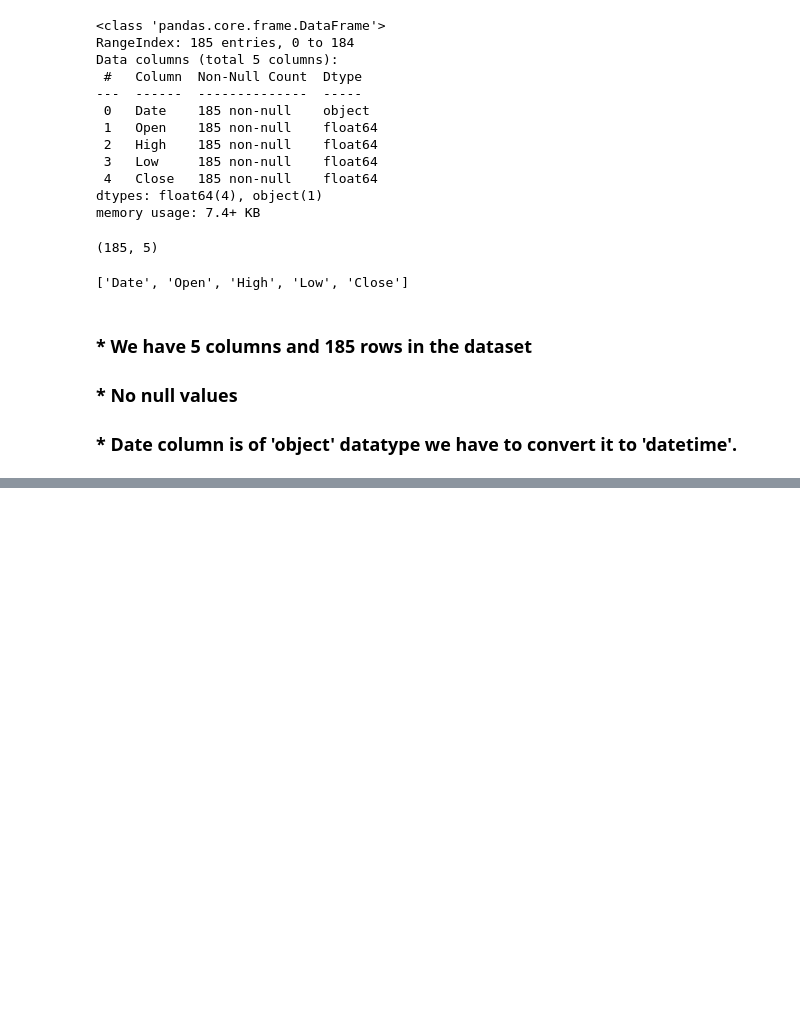
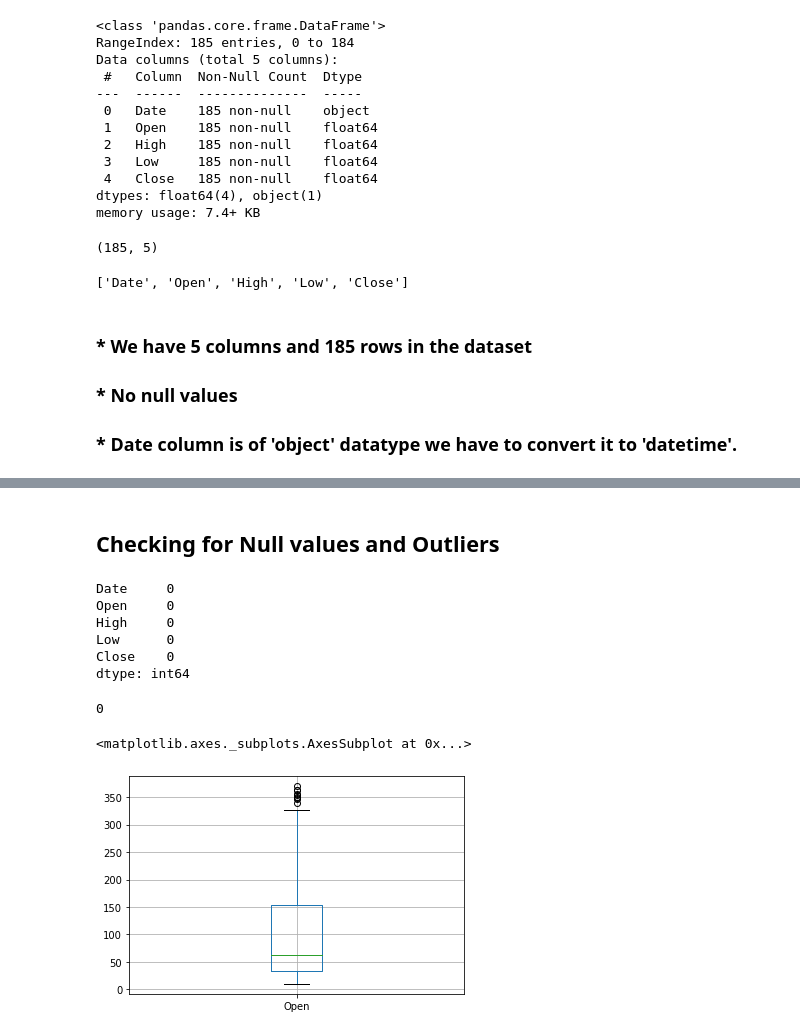
Before and after one commit to ShuklaRajni/Yes_Bank_Stock_Prices_Prediction_analysis, a Jupyter notebook: Yes_Bank_Stock_Closing_Price_Prediction_Capstone_Project_2.ipynb, the cells around one changed output, grey strips where cells are left out. Drawn from its saved outputs; the diff is of its cells as text; code cells hidden in the pictures; blank space fills up the shorter version.

```diff
--- a/Yes_Bank_Stock_Closing_Price_Prediction_Capstone_Project_2.ipynb
+++ b/Yes_Bank_Stock_Closing_Price_Prediction_Capstone_Project_2.ipynb
@@ -80,6 +80,6 @@ Mounted at /content/drive
 # %%
 # Loading and reading the dataset
-df = pd.read_csv("/content/drive/MyDrive/Yes Bank Stock prices- Capstone Project/data_YesBank_StockPrices.csv")
+df = pd.read_csv("/content/drive/MyDrive/Yes Bank Stock prices- Capstone Project-2/data_YesBank_StockPrices.csv")
 # %%
 #Checking the head and tail of the data
 df.head()
@@ -151,0 +167,23 @@ df['Date'] = df['Date'].apply(lambda x: datetime.strptime(x, "%b-%y"))
+# %% [markdown]
+## **Checking for Null values and Outliers**
+# %%
+# Checking Null Values
+df.isnull().sum()
+# %% [output]
+Date     0
+Open     0
+High     0
+Low      0
+Close    0
+dtype: int64
+# %%
+#Looking for duplicates in dataset
+
+len(df[df.duplicated()])
+# %% [output]
+0
+# %%
+df.boxplot('Open')
+# %% [output]
+<matplotlib.axes._subplots.AxesSubplot at 0x...>
+[figure, added]
```
Also changed, not shown: parts of 9 cells of this notebook.
